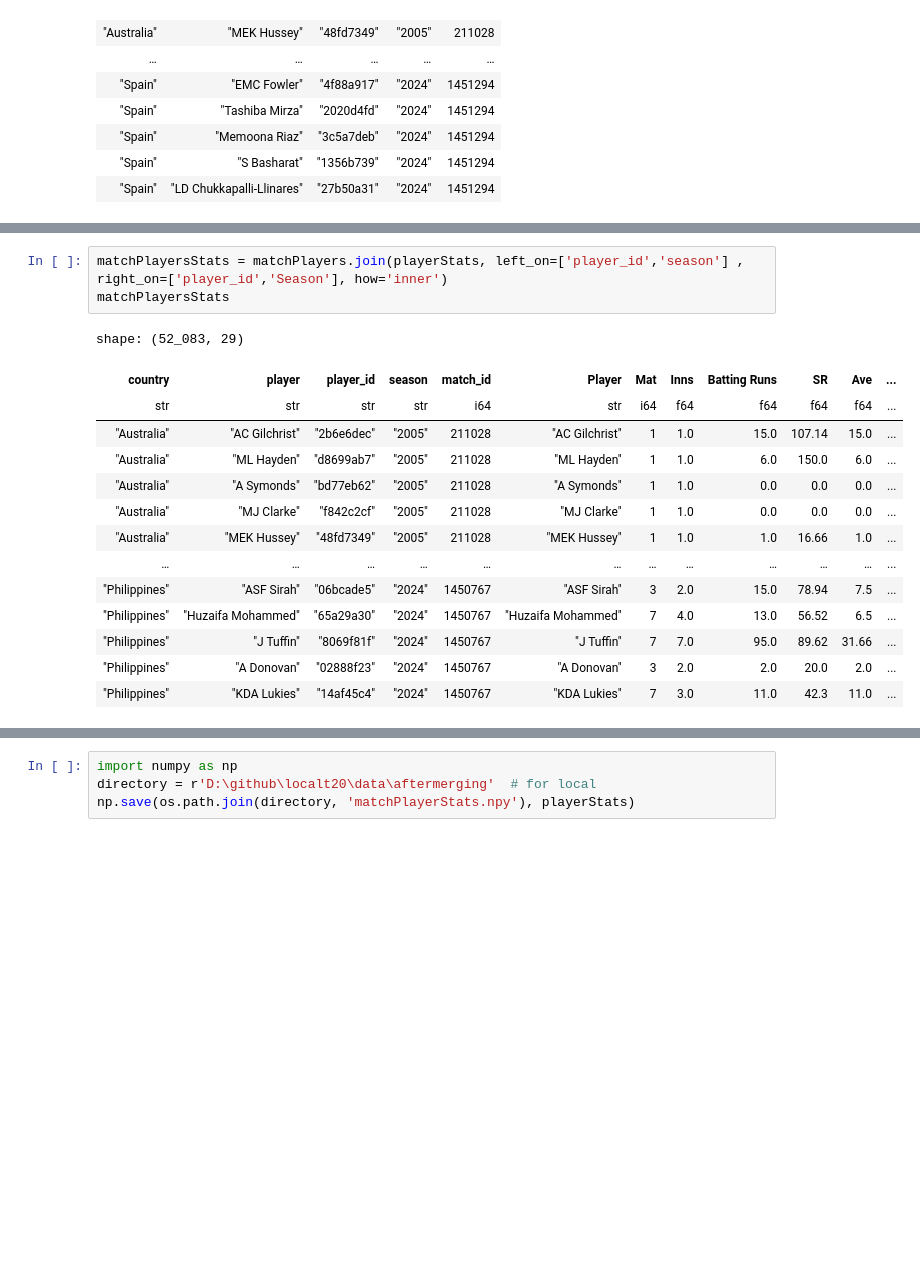
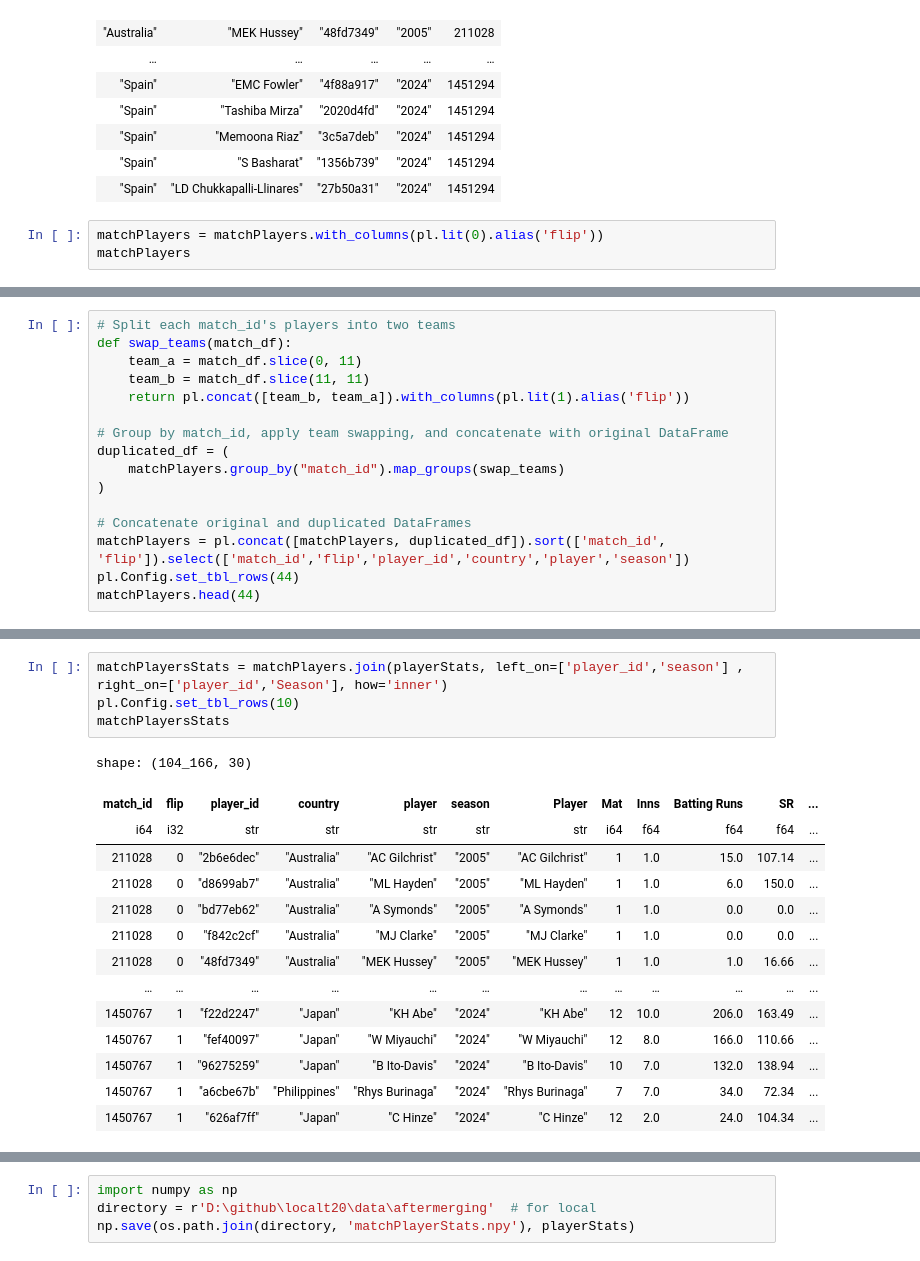
Before and after one commit to Salman-shaik116/localt20, a Jupyter notebook: notebooks/mergers/matchPlayersStats.ipynb, the cells around one changed output, grey strips where cells are left out. Cells and saved outputs as stored; diff of their text form; blank space fills up the shorter version.

Commit message:
flip addition

```diff
--- a/notebooks/mergers/matchPlayersStats.ipynb
+++ b/notebooks/mergers/matchPlayersStats.ipynb
@@ -23,3 +23,6 @@ shape: (82_808, 5)
 | "Spain" | "Memoona Riaz" | "3c5a7deb" | "2024" | 1451294 |
 | "Spain" | "S Basharat" | "1356b739" | "2024" | 1451294 |
 | "Spain" | "LD Chukkapalli-Llinares" | "27b50a31" | "2024" | 1451294 |
+# %%
+matchPlayers = matchPlayers.with_columns(pl.lit(0).alias('flip'))
+matchPlayers
@@ -25,0 +44,16 @@ shape: (82_808, 5)
+# %%
+# Split each match_id's players into two teams
+def swap_teams(match_df):
+    team_a = match_df.slice(0, 11)
+    team_b = match_df.slice(11, 11)
+    return pl.concat([team_b, team_a]).with_columns(pl.lit(1).alias('flip'))
+
+# Group by match_id, apply team swapping, and concatenate with original DataFrame
+duplicated_df = (
+    matchPlayers.group_by("match_id").map_groups(swap_teams)
+)
+
+# Concatenate original and duplicated DataFrames
+matchPlayers = pl.concat([matchPlayers, duplicated_df]).sort(['match_id', 'flip']).select(['match_id','flip','player_id','country','player','season'])
+pl.Config.set_tbl_rows(44)
+matchPlayers.head(44)
@@ -26,19 +80,20 @@ shape: (82_808, 5)
 # %%
 matchPlayersStats = matchPlayers.join(playerStats, left_on=['player_id','season'] , right_on=['player_id','Season'], how='inner')
+pl.Config.set_tbl_rows(10)
 matchPlayersStats
 # %% [output]
-shape: (52_083, 29)
+shape: (104_166, 30)
-| country | player | player_id | season | match_id | Player | Mat | Inns | Batting Runs | SR | Ave | ... |
-| str | str | str | str | i64 | str | i64 | f64 | f64 | f64 | f64 | ... |
-| "Australia" | "AC Gilchrist" | "2b6e6dec" | "2005" | 211028 | "AC Gilchrist" | 1 | 1.0 | 15.0 | 107.14 | 15.0 | ... |
-| "Australia" | "ML Hayden" | "d8699ab7" | "2005" | 211028 | "ML Hayden" | 1 | 1.0 | 6.0 | 150.0 | 6.0 | ... |
-| "Australia" | "A Symonds" | "bd77eb62" | "2005" | 211028 | "A Symonds" | 1 | 1.0 | 0.0 | 0.0 | 0.0 | ... |
-| "Australia" | "MJ Clarke" | "f842c2cf" | "2005" | 211028 | "MJ Clarke" | 1 | 1.0 | 0.0 | 0.0 | 0.0 | ... |
-| "Australia" | "MEK Hussey" | "48fd7349" | "2005" | 211028 | "MEK Hussey" | 1 | 1.0 | 1.0 | 16.66 | 1.0 | ... |
+| match_id | flip | player_id | country | player | season | Player | Mat | Inns | Batting Runs | SR | ... |
+| i64 | i32 | str | str | str | str | str | i64 | f64 | f64 | f64 | ... |
+| 211028 | 0 | "2b6e6dec" | "Australia" | "AC Gilchrist" | "2005" | "AC Gilchrist" | 1 | 1.0 | 15.0 | 107.14 | ... |
+| 211028 | 0 | "d8699ab7" | "Australia" | "ML Hayden" | "2005" | "ML Hayden" | 1 | 1.0 | 6.0 | 150.0 | ... |
+| 211028 | 0 | "bd77eb62" | "Australia" | "A Symonds" | "2005" | "A Symonds" | 1 | 1.0 | 0.0 | 0.0 | ... |
+| 211028 | 0 | "f842c2cf" | "Australia" | "MJ Clarke" | "2005" | "MJ Clarke" | 1 | 1.0 | 0.0 | 0.0 | ... |
+| 211028 | 0 | "48fd7349" | "Australia" | "MEK Hussey" | "2005" | "MEK Hussey" | 1 | 1.0 | 1.0 | 16.66 | ... |
 | … | … | … | … | … | … | … | … | … | … | … | ... |
-| "Philippines" | "ASF Sirah" | "06bcade5" | "2024" | 1450767 | "ASF Sirah" | 3 | 2.0 | 15.0 | 78.94 | 7.5 | ... |
-| "Philippines" | "Huzaifa Mohammed" | "65a29a30" | "2024" | 1450767 | "Huzaifa Mohammed" | 7 | 4.0 | 13.0 | 56.52 | 6.5 | ... |
-| "Philippines" | "J Tuffin" | "8069f81f" | "2024" | 1450767 | "J Tuffin" | 7 | 7.0 | 95.0 | 89.62 | 31.66 | ... |
-| "Philippines" | "A Donovan" | "02888f23" | "2024" | 1450767 | "A Donovan" | 3 | 2.0 | 2.0 | 20.0 | 2.0 | ... |
-| "Philippines" | "KDA Lukies" | "14af45c4" | "2024" | 1450767 | "KDA Lukies" | 7 | 3.0 | 11.0 | 42.3 | 11.0 | ... |
+| 1450767 | 1 | "f22d2247" | "Japan" | "KH Abe" | "2024" | "KH Abe" | 12 | 10.0 | 206.0 | 163.49 | ... |
+| 1450767 | 1 | "fef40097" | "Japan" | "W Miyauchi" | "2024" | "W Miyauchi" | 12 | 8.0 | 166.0 | 110.66 | ... |
+| 1450767 | 1 | "96275259" | "Japan" | "B Ito-Davis" | "2024" | "B Ito-Davis" | 10 | 7.0 | 132.0 | 138.94 | ... |
+| 1450767 | 1 | "a6cbe67b" | "Philippines" | "Rhys Burinaga" | "2024" | "Rhys Burinaga" | 7 | 7.0 | 34.0 | 72.34 | ... |
+| 1450767 | 1 | "626af7ff" | "Japan" | "C Hinze" | "2024" | "C Hinze" | 12 | 2.0 | 24.0 | 104.34 | ... |
 # %%
```
Also changed, not shown: parts of 9 cells of this notebook, 10 other files.
